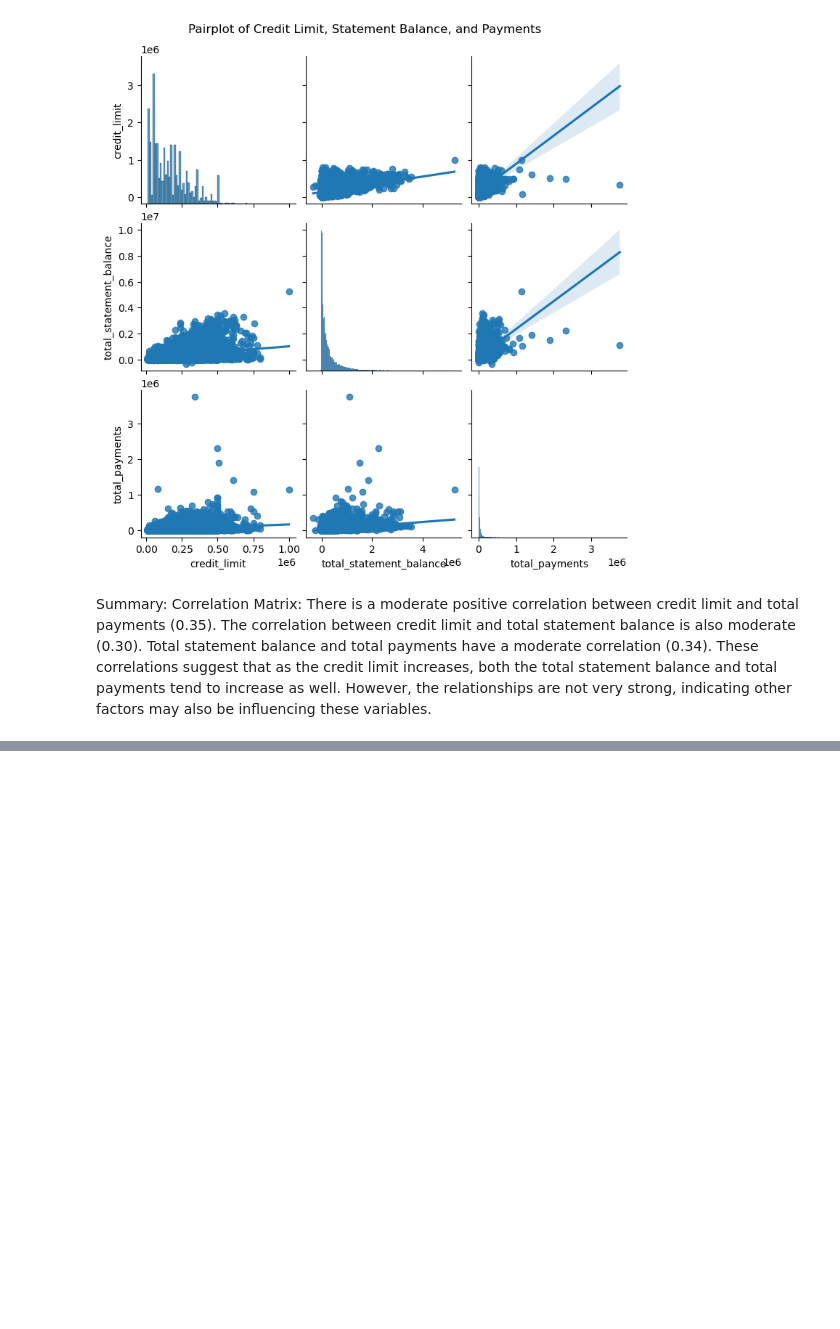
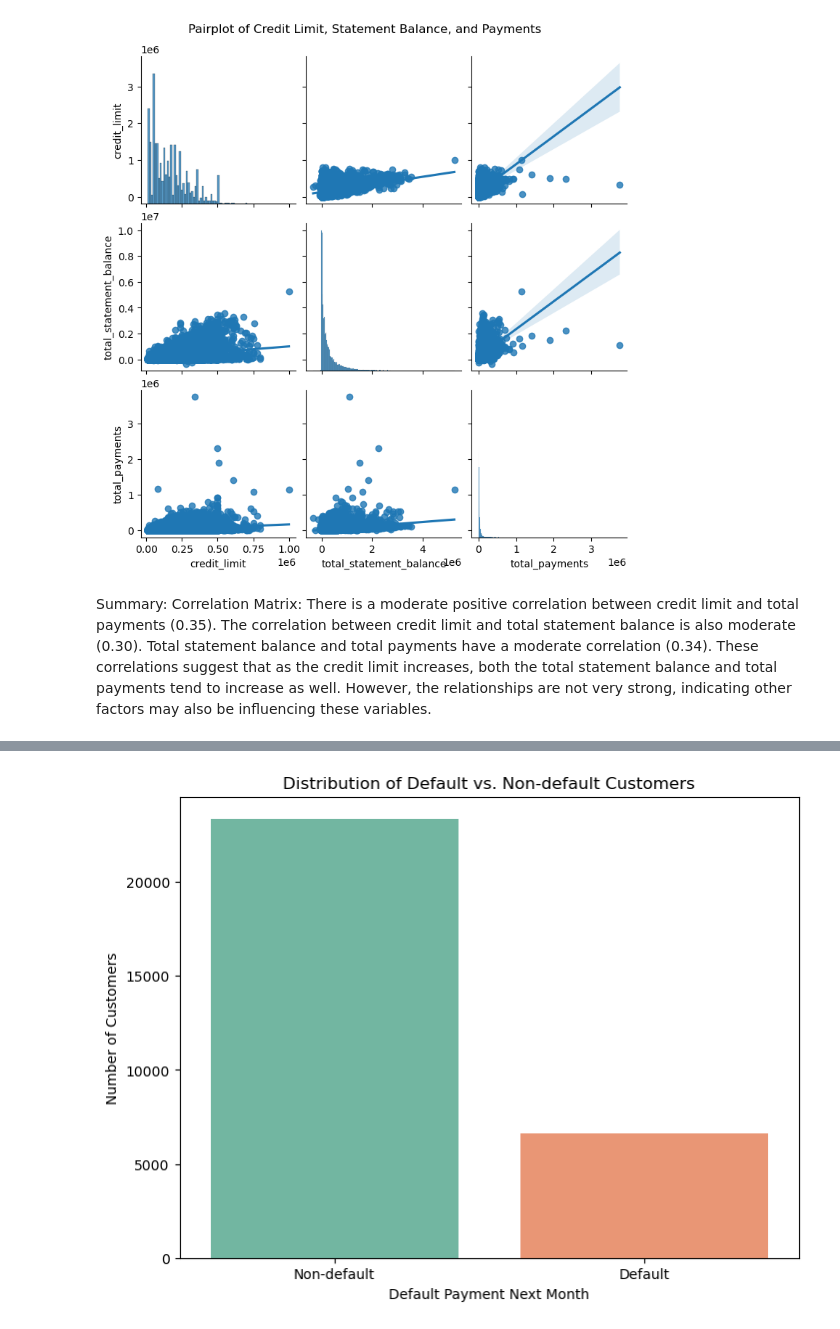
Before and after one commit to MounikaLingala957/creditcard-defaults-project, a Jupyter notebook: payment_pattern.ipynb, the cells around one changed output, grey strips where cells are left out. Cells and saved outputs as stored; diff of their text form; code cells hidden in the pictures; blank space fills up the shorter version.

```diff
--- a/payment_pattern.ipynb
+++ b/payment_pattern.ipynb
@@ -95,3 +96,19 @@ Data columns (total 21 columns):
  20  default_payment_next_month  30000 non-null  int64
 dtypes: float64(13), int64(8)
 memory usage: 4.8 MB
+# %%
+# Define a mapping of old column names to new column names
+rename_columns = {
+    'payment_aug': 'payment_sept',
+    'payment_july': 'payment_aug',
+    'payment_june': 'payment_july',
+    'payment_may': 'payment_june',
+    'payment_april': 'payment_may',
+    'payment_mar': 'payment_april'
+}
+
+# Rename the columns in the DataFrame
+payments_df.rename(columns=rename_columns, inplace=True)
+
+# Display the first few rows to verify the renaming
+payments_df.head()
@@ -108,7 +133,7 @@ merged_df.head()
 | 4 | 5 | M | university | married | 57 | 50000.0 | -1 | ... |
 5 rows × 25 columns
 # %%
-merged_df['total_payments'] = merged_df[['payment_aug', 'payment_july', 'payment_june', 'payment_may', 'payment_april', 'payment_mar']].sum(axis=1)
+merged_df['total_payments'] = merged_df[['payment_sept', 'payment_aug', 'payment_july', 'payment_june', 'payment_may', 'payment_april']].sum(axis=1)
 
 plt.figure(figsize=(10, 6))
 sns.scatterplot(data=merged_df, x='age', y='total_payments', hue='gender')
@@ -122,7 +147,7 @@ plt.show()
 [figure]
 # %%
 # Calculate total payments
-merged_df['total_payments'] = merged_df[['payment_aug', 'payment_july', 'payment_june', 'payment_may', 'payment_april', 'payment_mar']].sum(axis=1)
+merged_df['total_payments'] = merged_df[['payment_sept', 'payment_aug', 'payment_july', 'payment_june', 'payment_may', 'payment_april']].sum(axis=1)
 
 # Age groups
 merged_df['age_group'] = pd.cut(merged_df['age'], bins=[0, 30, 40, 50, 60, 100], labels=['18-30', '31-40', '41-50', '51-60', '60+'])
@@ -205,0 +258,3 @@ These correlations suggest that as the credit limit increases, both the total st
+# %%
+merged_df['Total_spend']=merged_df[['spending_aug','spending_july','spending_june','spending_may','spending_april']].sum(axis=1)
+merged_df.head()
@@ -205,0 +305,13 @@ These correlations suggest that as the credit limit increases, both the total st
+# %%
+def plot_default_distribution(df):
+    plt.figure(figsize=(8, 6))
+    sns.countplot(x='default_payment_next_month', data=df, palette='Set2')
+    plt.title('Distribution of Default vs. Non-default Customers')
+    plt.xlabel('Default Payment Next Month')
+    plt.ylabel('Number of Customers')
+    plt.xticks(ticks=[0, 1], labels=['Non-default', 'Default'])
+    plt.show()
+
+plot_default_distribution(merged_df)
+# %% [output]
+[figure, added]
```
Also changed, not shown: parts of 13 cells of this notebook, 2 other files.
